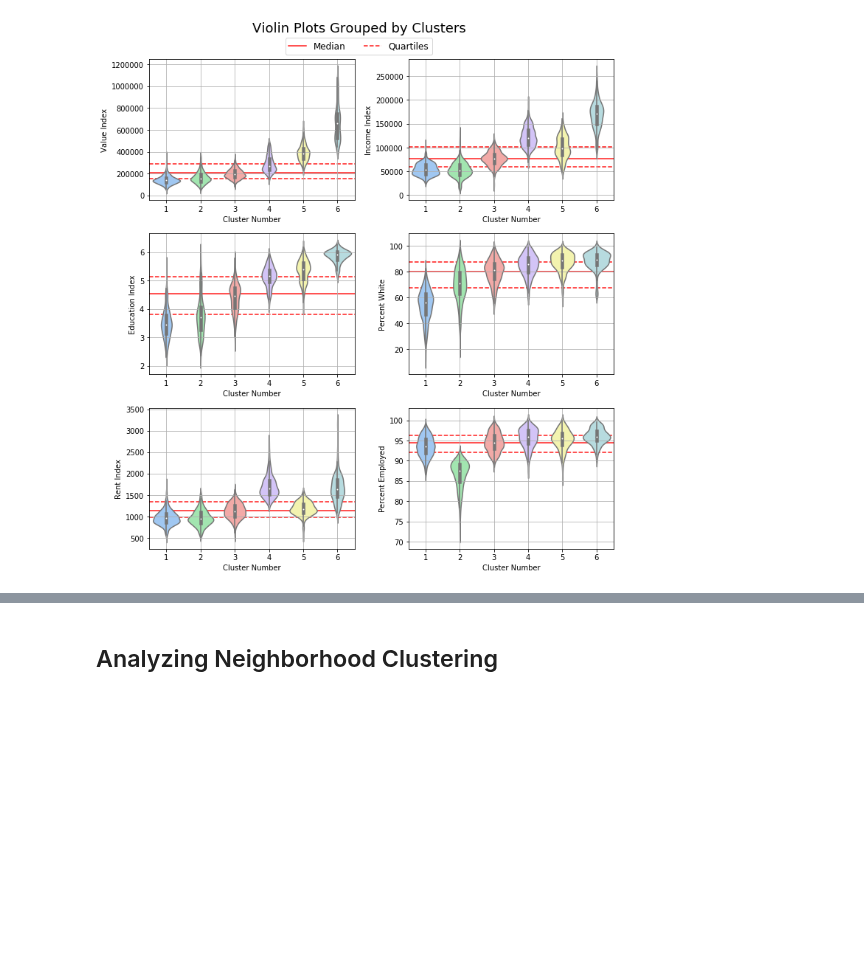
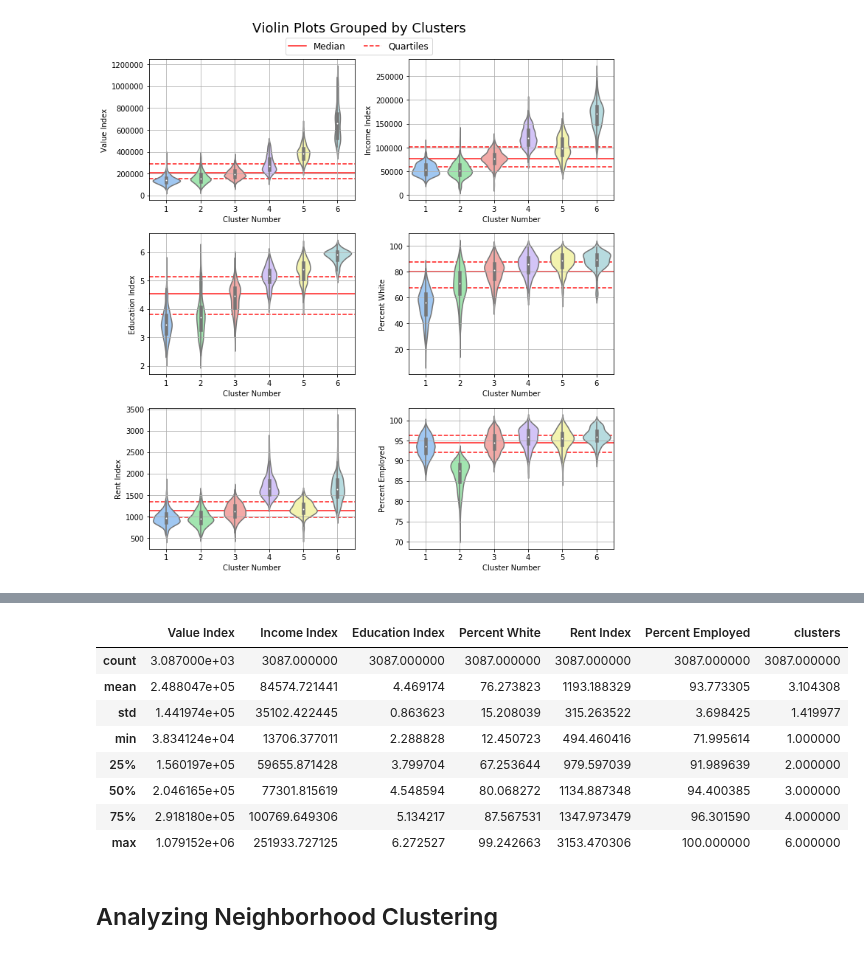
Before and after one commit to tsansom/Springboard-Data-Science, a Jupyter notebook: capstone_projects/gentrification/notebooks/7 - Clustering Analysis.ipynb, the cells around one changed output, grey strips where cells are left out. Saved outputs shown, nothing was run; the diff lists cells and outputs as text; code cells hidden in the pictures; blank space fills up the shorter version.

```diff
--- a/capstone_projects/gentrification/notebooks/7 - Clustering Analysis.ipynb
+++ b/capstone_projects/gentrification/notebooks/7 - Clustering Analysis.ipynb
@@ -141,3 +152,15 @@ _ = fig.savefig('../figures/obs_per_cluster.png', dpi=500, transparent=True)
+# %%
+data.describe()
+# %% [output]
+|  | Value Index | Income Index | Education Index | Percent White | Rent Index | Percent Employed | clusters |
+| count | 3.087000e+03 | 3087.000000 | 3087.000000 | 3087.000000 | 3087.000000 | 3087.000000 | 3087.000000 |
+| mean | 2.488047e+05 | 84574.721441 | 4.469174 | 76.273823 | 1193.188329 | 93.773305 | 3.104308 |
+| std | 1.441974e+05 | 35102.422445 | 0.863623 | 15.208039 | 315.263522 | 3.698425 | 1.419977 |
+| min | 3.834124e+04 | 13706.377011 | 2.288828 | 12.450723 | 494.460416 | 71.995614 | 1.000000 |
+| 25% | 1.560197e+05 | 59655.871428 | 3.799704 | 67.253644 | 979.597039 | 91.989639 | 2.000000 |
+| 50% | 2.046165e+05 | 77301.815619 | 4.548594 | 80.068272 | 1134.887348 | 94.400385 | 3.000000 |
+| 75% | 2.918180e+05 | 100769.649306 | 5.134217 | 87.567531 | 1347.973479 | 96.301590 | 4.000000 |
+| max | 1.079152e+06 | 251933.727125 | 6.272527 | 99.242663 | 3153.470306 | 100.000000 | 6.000000 |
 # %% [markdown]
 ## Analyzing Neighborhood Clustering
 # %%
```
Also changed, not shown: parts of 7 cells of this notebook, 3 other files.
